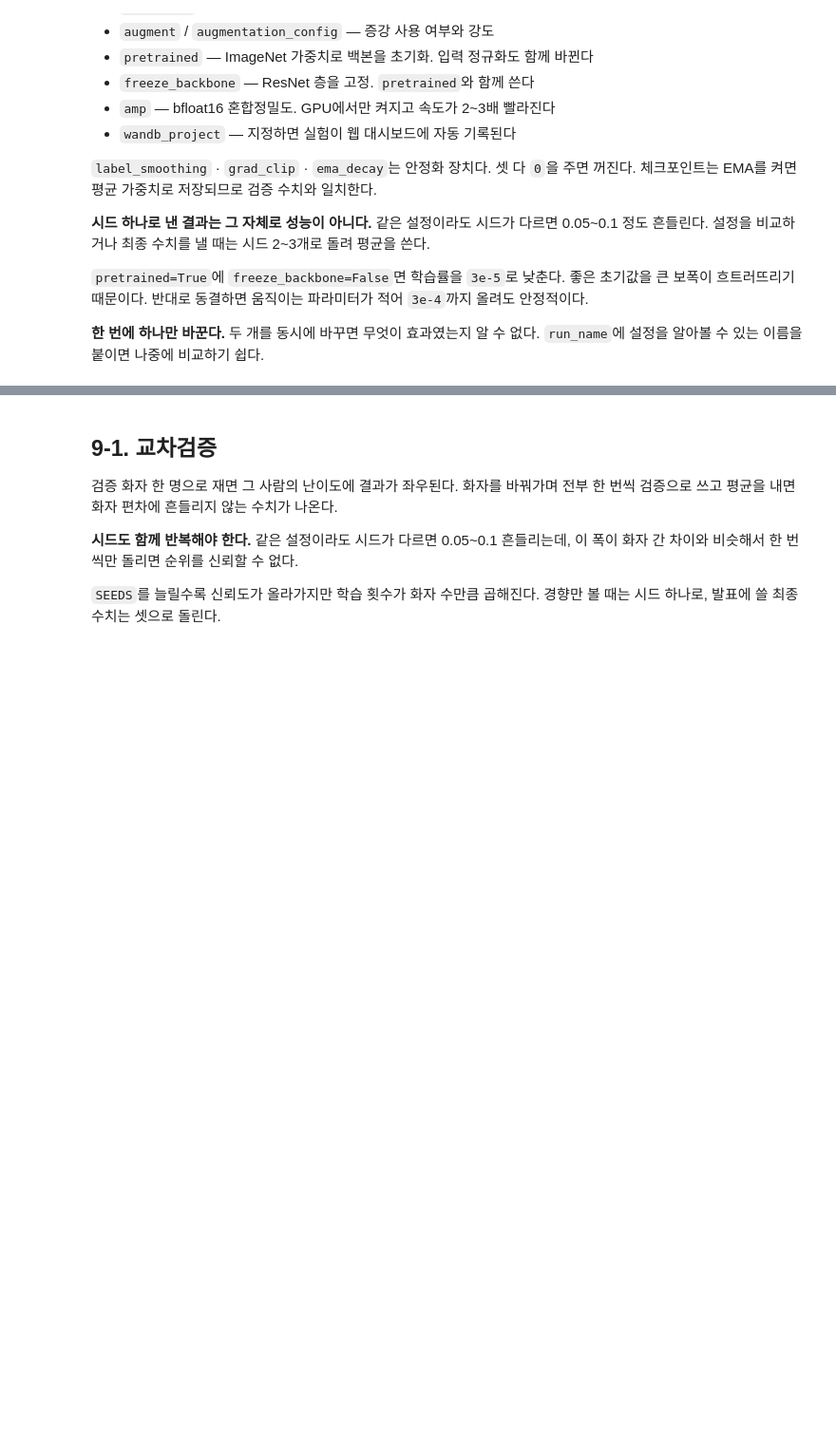
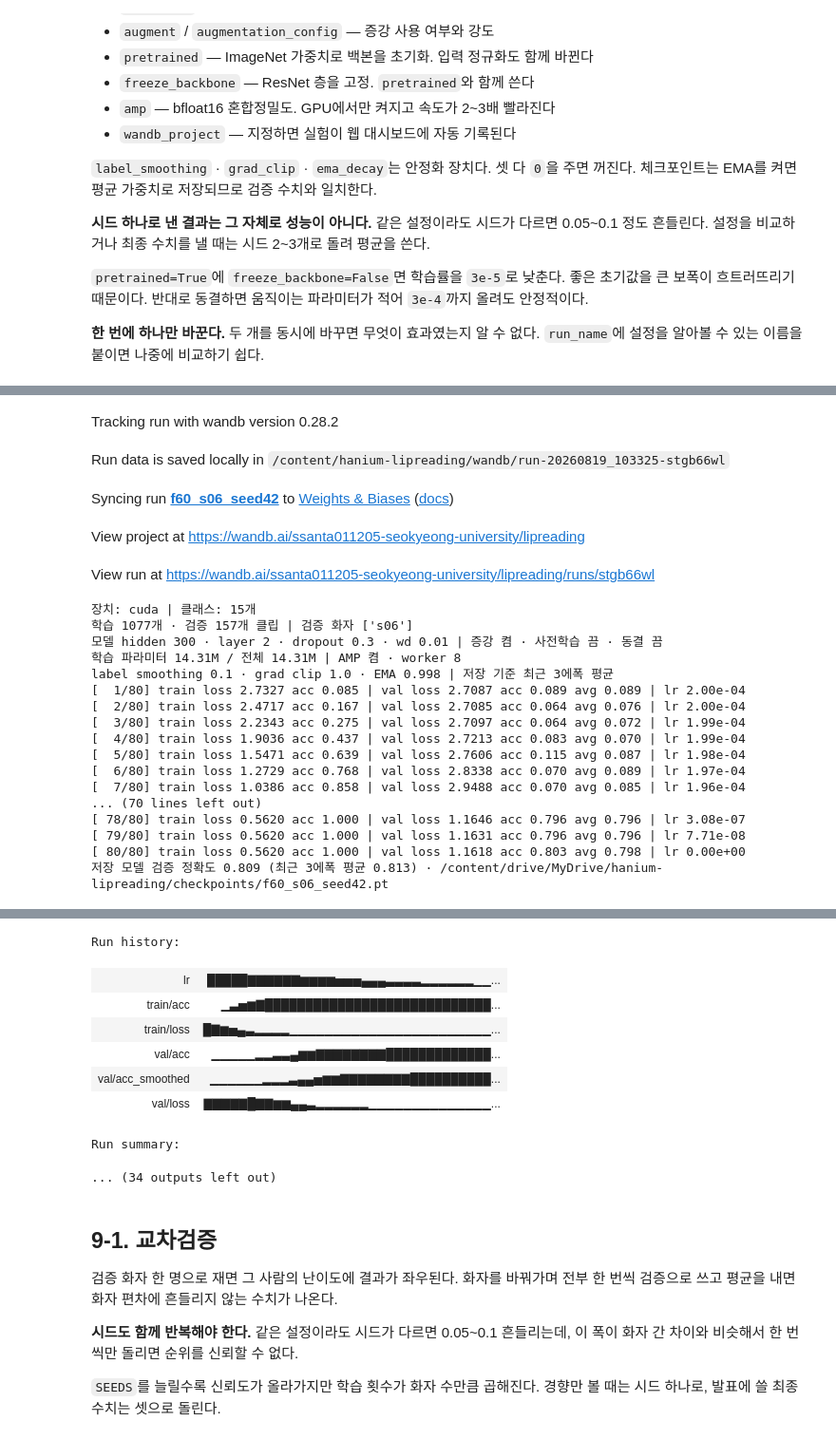
Before and after one commit to HumanRhoid/hanium-lipreading, a Jupyter notebook: notebooks/colab_pipeline.ipynb, the cells around one changed output, grey strips where cells are left out. Shown at 95% size. Cells and saved outputs as stored; diff of their text form; code cells hidden in the pictures; blank space fills up the shorter version.

```diff
--- a/notebooks/colab_pipeline.ipynb
+++ b/notebooks/colab_pipeline.ipynb
@@ -218,0 +339,16 @@ print(f"로컬 npy {local_count}개 · {time.time() - started:.0f}초")
+# %%
+import shutil, time
+
+LOCAL_F45 = Path("/content/data45")
+target = LOCAL_F45 / "processed"      # 매니페스트가 "processed/..." 로 적으므로 이 이름이어야 함
+expected = len(list(PROCESSED_F45.glob("*.npy")))
+
+if target.exists() and len(list(target.glob("*.npy"))) != expected:
+    shutil.rmtree(target)             # 개수 안 맞으면 다시 복사 (8-1 셀의 그 함정)
+if not target.exists():
+    started = time.time()
+    shutil.copytree(PROCESSED_F45, target)
+    print(f"복사 {time.time() - started:.0f}초")
+
+TRAIN_ROOT_F45 = LOCAL_F45
+print(f"로컬 npy {len(list(target.glob('*.npy')))}개 / 기대 {expected}개")
@@ -326,0 +471,33 @@ label smoothing 0.1 · grad clip 1.0 · EMA 0.998 | 저장 기준 최근 3에폭
+# %%
+SEEDS = [42, 1, 7]
+results60 = {}
+
+for seed in SEEDS:
+    print(f"\n{'='*16} s06 · seed {seed} · 60프레임 {'='*16}")
+    results60[seed] = train(
+        manifest_path=manifest_f60,
+        data_root=TRAIN_ROOT_F60,
+        epochs=80,
+        batch_size=16,
+        learning_rate=2e-4,
+        seed=seed,
+        val_speakers=["s06"],
+        checkpoint_path=DRIVE_CHECKPOINTS / f"f60_s06_seed{seed}.pt",
+        num_workers=8,
+        amp=True,
+        ema_decay=0.998,
+        hidden_dim=300,
+        num_layer=2,
+        dropout=0.3,
+        smoothing=3,
+        wandb_project="lipreading",
+        run_name=f"f60_s06_seed{seed}",
+    )
+
+v = [results60[s] for s in SEEDS]
+print(f"\n{'='*54}")
+print(f"60프레임   {[f'{x:.3f}' for x in v]}   평균 {sum(v)/3:.3f} · 폭 {max(v)-min(v):.3f}")
+print(f"45프레임   ['0.707', '0.828', '0.694']   평균 0.743 · 폭 0.134")
+print(f"30프레임   ['0.732', '0.783', '0.745']   평균 0.754 · 폭 0.051")
+print(f"채택선     0.805")
+# %% [output]
@@ -326,0 +506,22 @@ label smoothing 0.1 · grad clip 1.0 · EMA 0.998 | 저장 기준 최근 3에폭
+Tracking run with wandb version 0.28.2
+Run data is saved locally in /content/hanium-lipreading/wandb/run-20260819_103325-stgb66wl
+Syncing run f60_s06_seed42 to Weights & Biases (docs)
+View project at https://wandb.ai/ssanta011205-seokyeong-university/lipreading
+View run at https://wandb.ai/ssanta011205-seokyeong-university/lipreading/runs/stgb66wl
+장치: cuda | 클래스: 15개
+학습 1077개 · 검증 157개 클립 | 검증 화자 ['s06']
+모델 hidden 300 · layer 2 · dropout 0.3 · wd 0.01 | 증강 켬 · 사전학습 끔 · 동결 끔
+학습 파라미터 14.31M / 전체 14.31M | AMP 켬 · worker 8
+label smoothing 0.1 · grad clip 1.0 · EMA 0.998 | 저장 기준 최근 3에폭 평균
+[  1/80] train loss 2.7327 acc 0.085 | val loss 2.7087 acc 0.089 avg 0.089 | lr 2.00e-04
+[  2/80] train loss 2.4717 acc 0.167 | val loss 2.7085 acc 0.064 avg 0.076 | lr 2.00e-04
+[  3/80] train loss 2.2343 acc 0.275 | val loss 2.7097 acc 0.064 avg 0.072 | lr 1.99e-04
+[  4/80] train loss 1.9036 acc 0.437 | val loss 2.7213 acc 0.083 avg 0.070 | lr 1.99e-04
+[  5/80] train loss 1.5471 acc 0.639 | val loss 2.7606 acc 0.115 avg 0.087 | lr 1.98e-04
+[  6/80] train loss 1.2729 acc 0.768 | val loss 2.8338 acc 0.070 avg 0.089 | lr 1.97e-04
+[  7/80] train loss 1.0386 acc 0.858 | val loss 2.9488 acc 0.070 avg 0.085 | lr 1.96e-04
+... (70 lines left out)
+[ 78/80] train loss 0.5620 acc 1.000 | val loss 1.1646 acc 0.796 avg 0.796 | lr 3.08e-07
+[ 79/80] train loss 0.5620 acc 1.000 | val loss 1.1631 acc 0.796 avg 0.796 | lr 7.71e-08
+[ 80/80] train loss 0.5620 acc 1.000 | val loss 1.1618 acc 0.803 avg 0.798 | lr 0.00e+00
+저장 모델 검증 정확도 0.809 (최근 3에폭 평균 0.813) · /content/drive/MyDrive/hanium-lipreading/checkpoints/f60_s06_seed42.pt
@@ -327,3 +529,12 @@ label smoothing 0.1 · grad clip 1.0 · EMA 0.998 | 저장 기준 최근 3에폭
+Run history:
+| lr | █████▇▇▇▇▇▇▆▆▆▆▅▅▅▄▄▄▃▃▃▃▂▂▂▂▂▂▁▁... |
+| train/acc | ▁▃▅▆▇████████████████████████████... |
+| train/loss | █▇▆▅▄▃▂▂▂▂▁▁▁▁▁▁▁▁▁▁▁▁▁▁▁▁▁▁▁▁▁▁▁... |
+| val/acc | ▁▁▁▁▁▂▂▃▃▄▆▆▇▇▇▇▇▇▇▇█████████████... |
+| val/acc_smoothed | ▁▁▁▁▁▁▂▂▂▃▄▄▅▆▆▇▇▇▇▇▇▇▇██████████... |
+| val/loss | ▇▇▇▇▇█▇▇▆▆▄▄▃▂▂▂▂▂▂▁▁▁▁▁▁▁▁▁▁▁▁▁▁... |
+Run summary:
+... (34 outputs left out)
 # %% [markdown]
 ## 9-1. 교차검증
 
```
Also changed, not shown: parts of 30 cells of this notebook.
